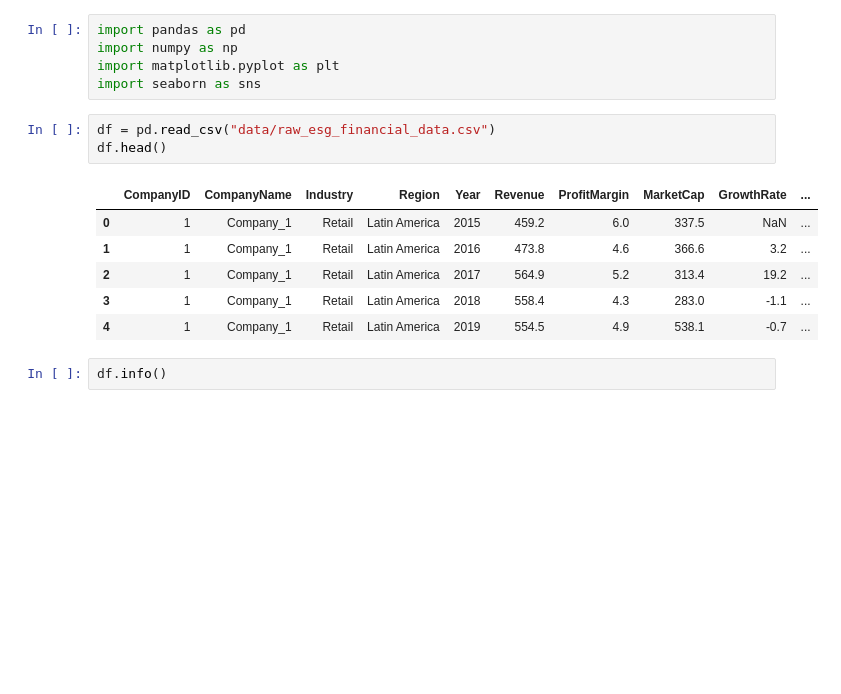
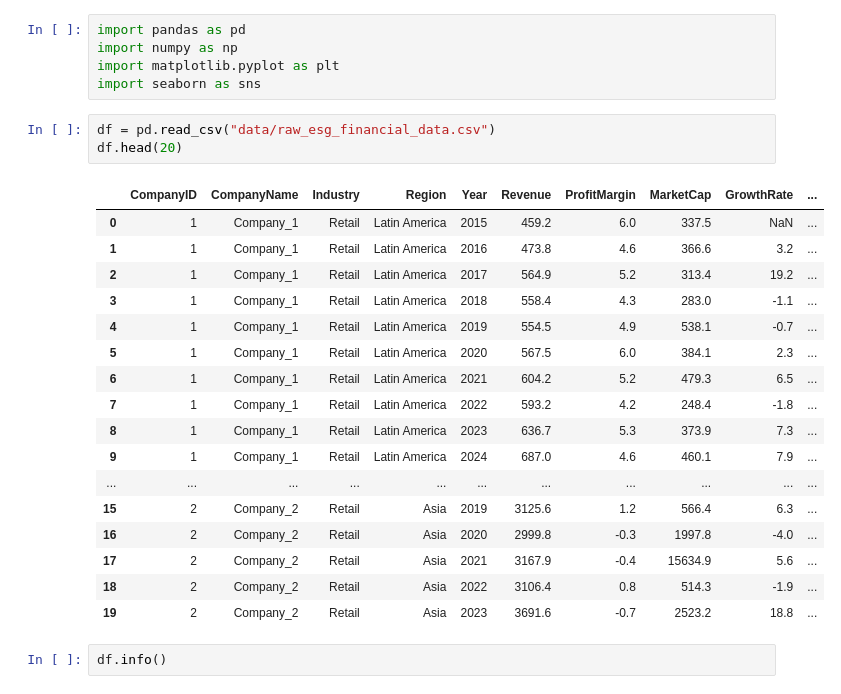
Before and after one commit to KuhuVyas/ESG-Financial-Metrics-Analysis-, a Jupyter notebook: 02_eda.ipynb, the cells around one changed output. Saved outputs shown, nothing was run; the diff lists cells and outputs as text; blank space fills up the shorter version.

```diff
--- a/02_eda.ipynb
+++ b/02_eda.ipynb
@@ -5,14 +5,25 @@ import matplotlib.pyplot as plt
 import seaborn as sns
 # %%
 df = pd.read_csv("data/raw_esg_financial_data.csv")
-df.head()
+df.head(20)
 # %% [output]
 |  | CompanyID | CompanyName | Industry | Region | Year | Revenue | ProfitMargin | MarketCap | GrowthRate | ... |
 | 0 | 1 | Company_1 | Retail | Latin America | 2015 | 459.2 | 6.0 | 337.5 | NaN | ... |
 | 1 | 1 | Company_1 | Retail | Latin America | 2016 | 473.8 | 4.6 | 366.6 | 3.2 | ... |
 | 2 | 1 | Company_1 | Retail | Latin America | 2017 | 564.9 | 5.2 | 313.4 | 19.2 | ... |
 | 3 | 1 | Company_1 | Retail | Latin America | 2018 | 558.4 | 4.3 | 283.0 | -1.1 | ... |
 | 4 | 1 | Company_1 | Retail | Latin America | 2019 | 554.5 | 4.9 | 538.1 | -0.7 | ... |
+| 5 | 1 | Company_1 | Retail | Latin America | 2020 | 567.5 | 6.0 | 384.1 | 2.3 | ... |
+| 6 | 1 | Company_1 | Retail | Latin America | 2021 | 604.2 | 5.2 | 479.3 | 6.5 | ... |
+| 7 | 1 | Company_1 | Retail | Latin America | 2022 | 593.2 | 4.2 | 248.4 | -1.8 | ... |
+| 8 | 1 | Company_1 | Retail | Latin America | 2023 | 636.7 | 5.3 | 373.9 | 7.3 | ... |
+| 9 | 1 | Company_1 | Retail | Latin America | 2024 | 687.0 | 4.6 | 460.1 | 7.9 | ... |
+| ... | ... | ... | ... | ... | ... | ... | ... | ... | ... | ... |
+| 15 | 2 | Company_2 | Retail | Asia | 2019 | 3125.6 | 1.2 | 566.4 | 6.3 | ... |
+| 16 | 2 | Company_2 | Retail | Asia | 2020 | 2999.8 | -0.3 | 1997.8 | -4.0 | ... |
+| 17 | 2 | Company_2 | Retail | Asia | 2021 | 3167.9 | -0.4 | 15634.9 | 5.6 | ... |
+| 18 | 2 | Company_2 | Retail | Asia | 2022 | 3106.4 | 0.8 | 514.3 | -1.9 | ... |
+| 19 | 2 | Company_2 | Retail | Asia | 2023 | 3691.6 | -0.7 | 2523.2 | 18.8 | ... |
 # %%
 df.info()
 # %% [output]
```
